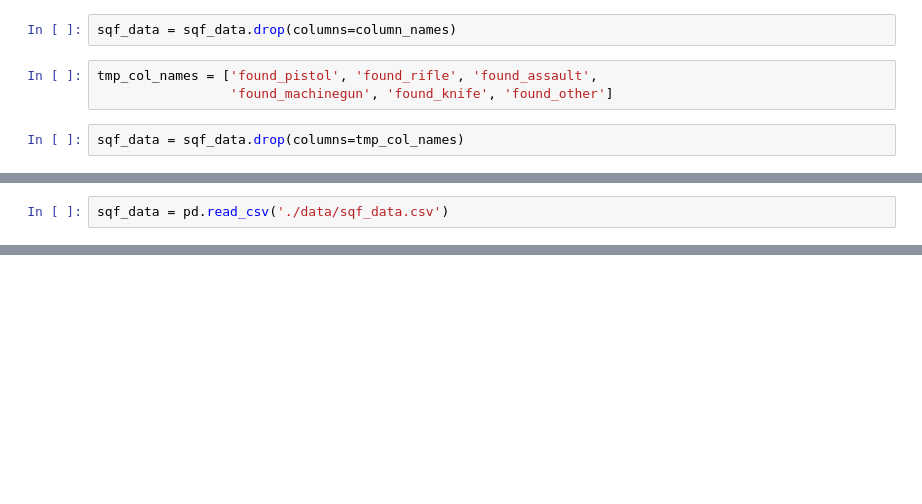
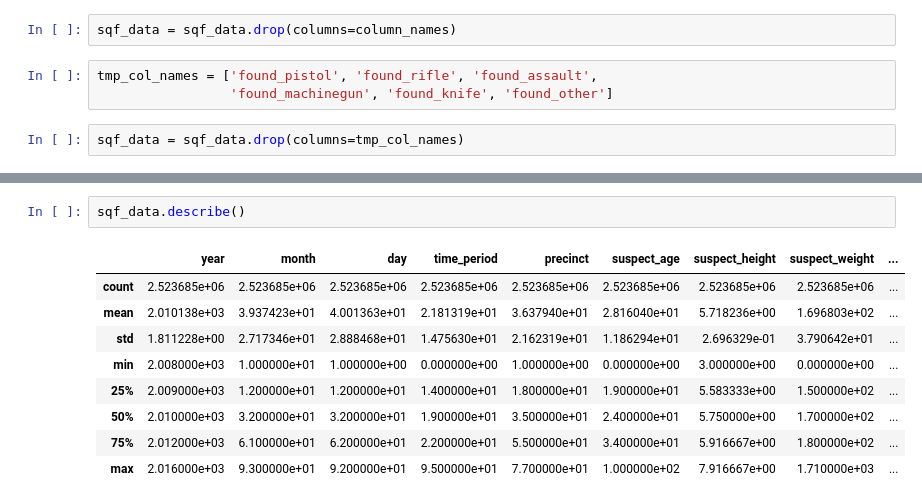
Before and after one commit to JinqianPan/Advanced-Python-Final-Project, a Jupyter notebook: Code.ipynb, the cells around one changed output, grey strips where cells are left out. Cells and saved outputs as stored; diff of their text form; blank space fills up the shorter version.

```diff
--- a/Code.ipynb
+++ b/Code.ipynb
@@ -206,2 +270,0 @@ sqf_data
-# %%
-sqf_data = pd.read_csv('./data/sqf_data.csv')
@@ -207,0 +281,12 @@ sqf_data = pd.read_csv('./data/sqf_data.csv')
+# %%
+sqf_data.describe()
+# %% [output]
+|  | year | month | day | time_period | precinct | suspect_age | suspect_height | suspect_weight | ... |
+| count | 2.523685e+06 | 2.523685e+06 | 2.523685e+06 | 2.523685e+06 | 2.523685e+06 | 2.523685e+06 | 2.523685e+06 | 2.523685e+06 | ... |
+| mean | 2.010138e+03 | 3.937423e+01 | 4.001363e+01 | 2.181319e+01 | 3.637940e+01 | 2.816040e+01 | 5.718236e+00 | 1.696803e+02 | ... |
+| std | 1.811228e+00 | 2.717346e+01 | 2.888468e+01 | 1.475630e+01 | 2.162319e+01 | 1.186294e+01 | 2.696329e-01 | 3.790642e+01 | ... |
+| min | 2.008000e+03 | 1.000000e+01 | 1.000000e+00 | 0.000000e+00 | 1.000000e+00 | 0.000000e+00 | 3.000000e+00 | 0.000000e+00 | ... |
+| 25% | 2.009000e+03 | 1.200000e+01 | 1.200000e+01 | 1.400000e+01 | 1.800000e+01 | 1.900000e+01 | 5.583333e+00 | 1.500000e+02 | ... |
+| 50% | 2.010000e+03 | 3.200000e+01 | 3.200000e+01 | 1.900000e+01 | 3.500000e+01 | 2.400000e+01 | 5.750000e+00 | 1.700000e+02 | ... |
+| 75% | 2.012000e+03 | 6.100000e+01 | 6.200000e+01 | 2.200000e+01 | 5.500000e+01 | 3.400000e+01 | 5.916667e+00 | 1.800000e+02 | ... |
+| max | 2.016000e+03 | 9.300000e+01 | 9.200000e+01 | 9.500000e+01 | 7.700000e+01 | 1.000000e+02 | 7.916667e+00 | 1.710000e+03 | ... |
```
Also changed, not shown: parts of 24 cells of this notebook.
